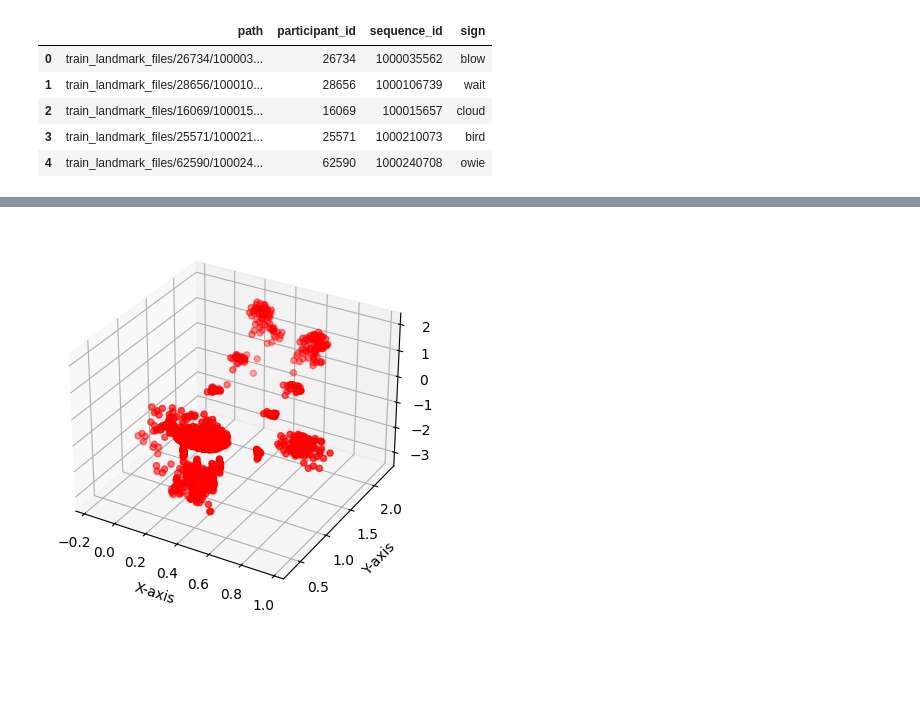
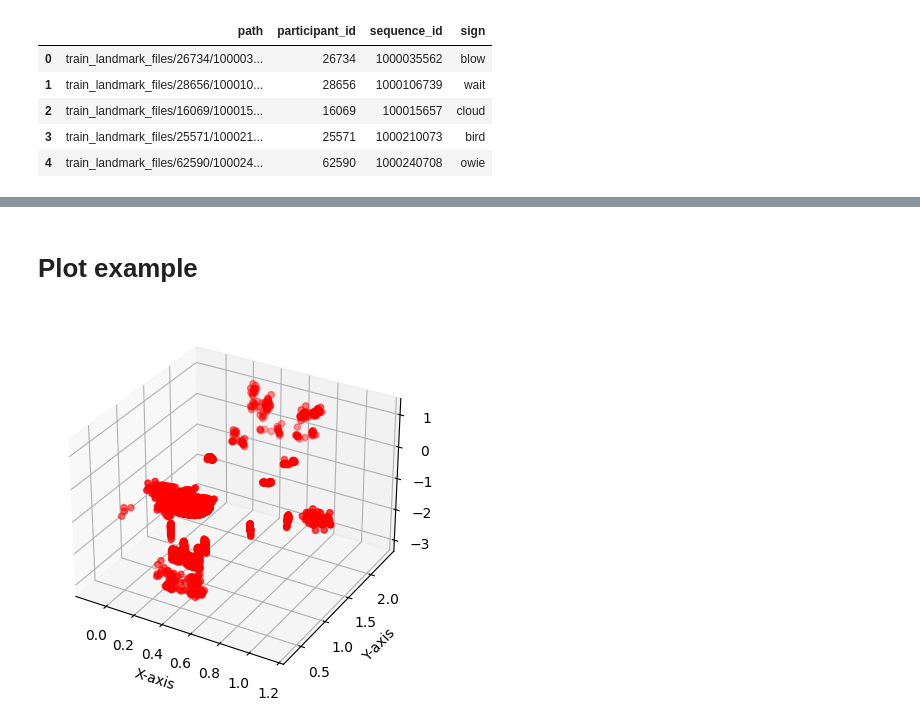
Before and after one commit to Strojove-uceni/23206-final-sign-language-recognition-in-video, a Jupyter notebook: data_preprocess.ipynb, the cells around one changed output, grey strips where cells are left out. Saved outputs shown, nothing was run; the diff lists cells and outputs as text; code cells hidden in the pictures; blank space fills up the shorter version.

Commit message:
Code to load all files added.

```diff
--- a/data_preprocess.ipynb
+++ b/data_preprocess.ipynb
@@ -50,0 +39,20 @@ df_example.head()
+# %%
+# Dictionary for data
+data = {}
+
+# Listing all participant indexes
+for participant_folder in os.listdir(path + "/train_landmark_files/"):
+  path_folder = path + "/train_landmark_files/" + participant_folder + "/"
+  # Listing all files for participant
+  for file_name in os.listdir(path_folder):
+    path_file = "train_landmark_files/" + participant_folder + "/" + file_name
+    # Find row with sing information
+    df_file_info = df_train[df_train.path == path_file]
+    # Load DataFrame
+    df_file = pd.read_parquet(path + "/" + path_file, engine='pyarrow')
+    # Write into dictionary
+    data[df_file_info.sign.values[0]] = {"participant_id": df_file_info.participant_id.values[0], "points": df_file}
+# %%
+key_word = "eye"
+
+print(data[key_word])
@@ -51,13 +93,15 @@ df_example.head()
+# %% [markdown]
+# Plot example
 # %%
 fig = plt.figure()
 ax = fig.add_subplot(111, projection='3d')
 
-ax.scatter(df_example['x'], df_example['y'], df_example['z'], c='r', marker='o') # You can customize the color and marker
+ax.scatter(data[key_word]["points"]["x"], data[key_word]["points"]['y'], data[key_word]["points"]['z'], c='r', marker='o') # You can customize the color and marker
 
 ax.set_xlabel('X-axis')
 ax.set_ylabel('Y-axis')
 ax.set_zlabel('Z-axis')
 
 plt.show()
 # %% [output]
-[figure, old version]
+[figure, new version]
```
Also changed, not shown: parts of 10 cells of this notebook.
